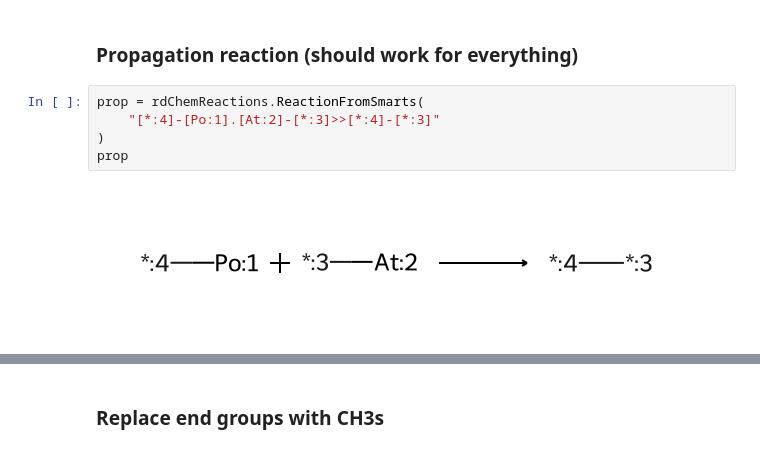
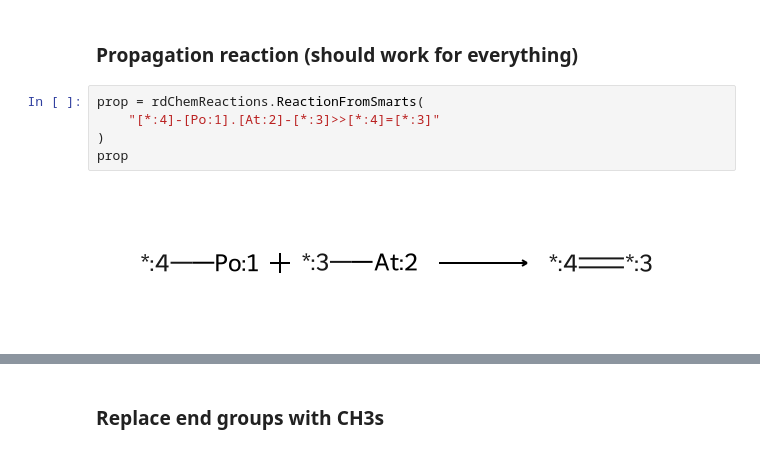
Before and after one commit to skozarekar/thermonomer, a Jupyter notebook: thermonomer/temp_Maya_romp.ipynb, the cells around one changed output, grey strips where cells are left out. Drawn from its saved outputs; the diff is of its cells as text.

```diff
--- a/thermonomer/temp_Maya_romp.ipynb
+++ b/thermonomer/temp_Maya_romp.ipynb
@@ -34,11 +43,11 @@ dp1
 ### Propagation reaction (should work for everything)
 # %%
 prop = rdChemReactions.ReactionFromSmarts(
-    "[*:4]-[Po:1].[At:2]-[*:3]>>[*:4]-[*:3]"
+    "[*:4]-[Po:1].[At:2]-[*:3]>>[*:4]=[*:3]"
 )
 prop
 # %% [output]
-[figure, old version]
+[figure, new version]
 # %%
 dp1
 # %% [output]
```
Also changed, not shown: parts of 12 cells of this notebook, 1 other file.
